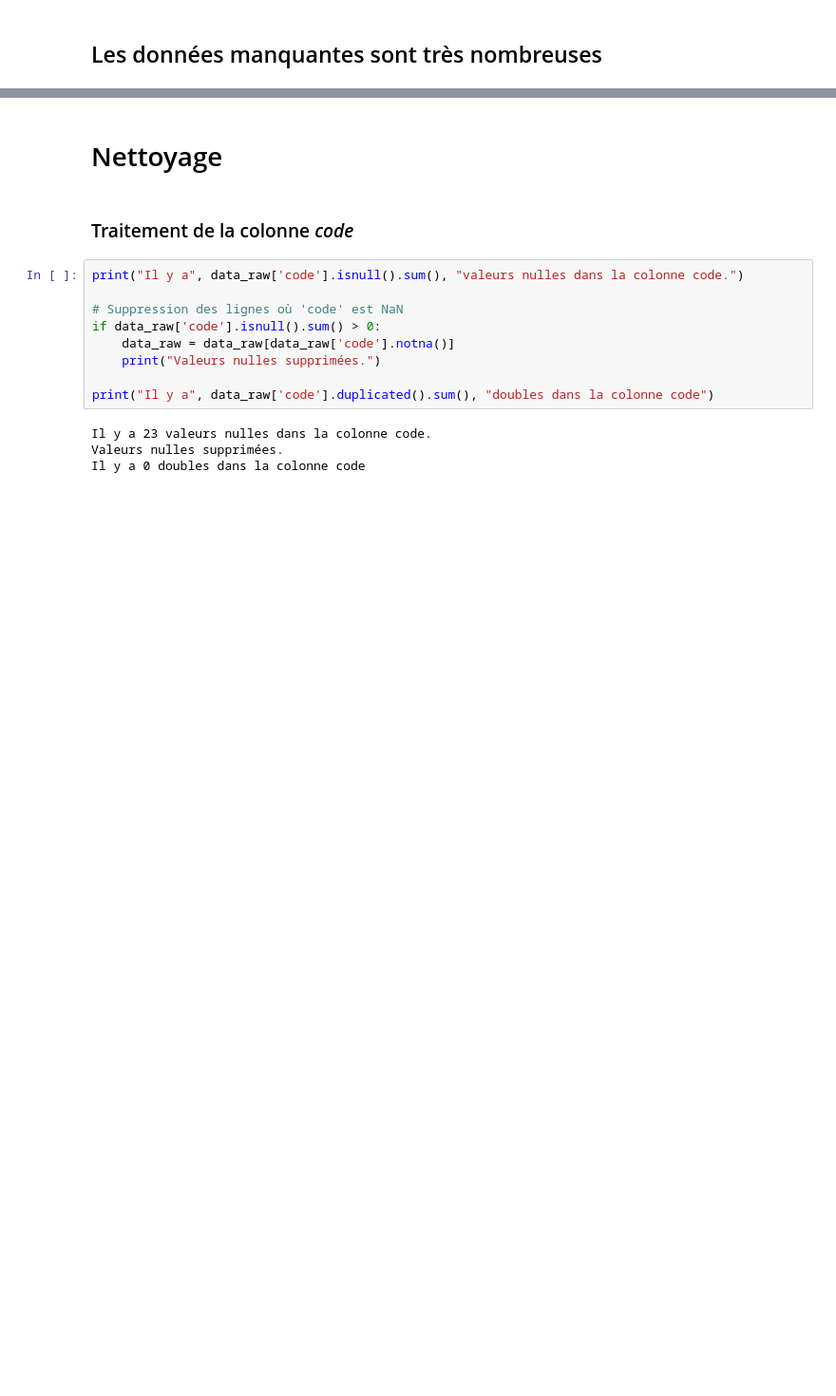
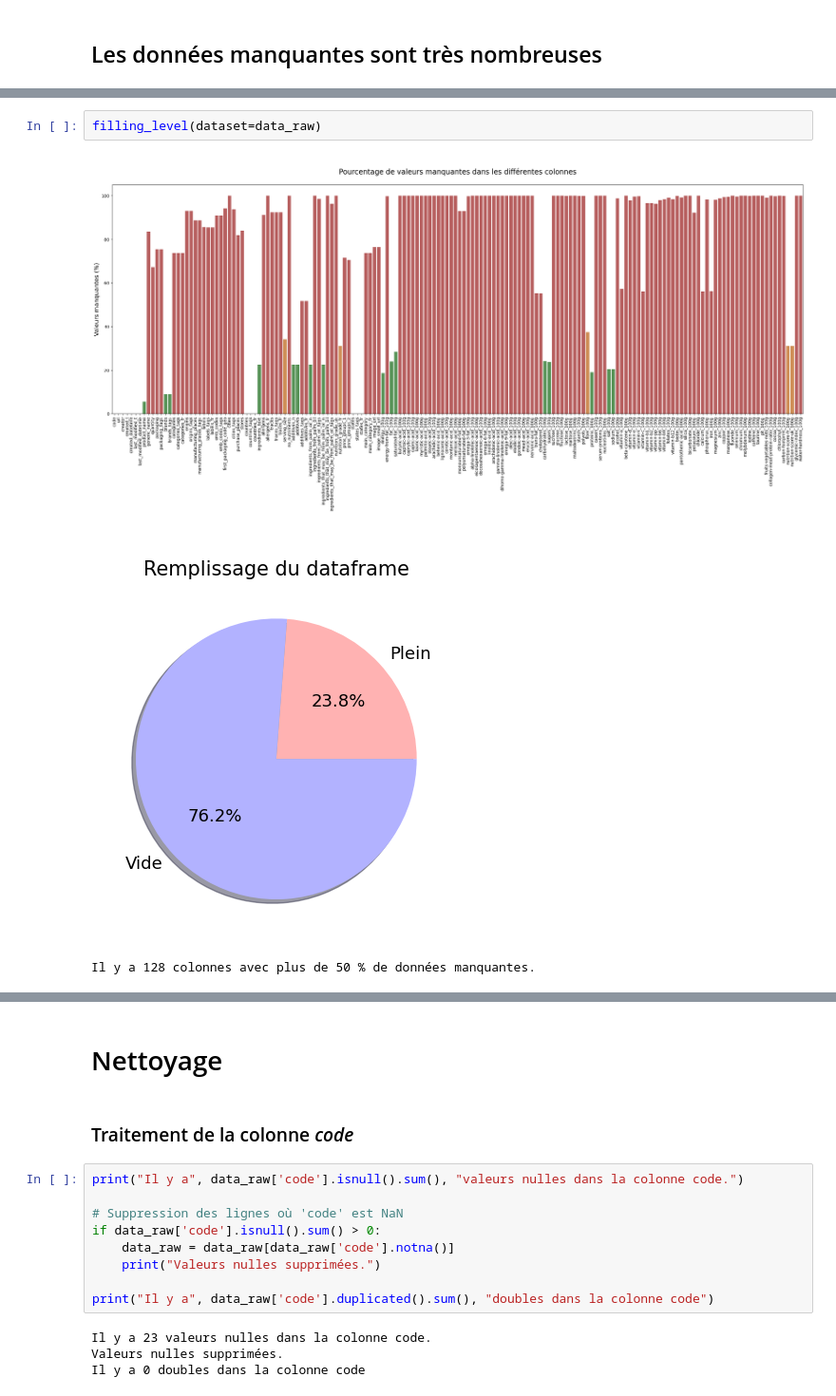
Before and after one commit to BiGHeaDMaX/Nettoyage-et-EDA, a Jupyter notebook: OCR - Projet 2 - V2.ipynb, the cells around one changed output, grey strips where cells are left out. Shown at 95% size. Drawn from its saved outputs; the diff is of its cells as text; blank space fills up the shorter version.

Commit message:
création filling_level() et correctifs mineurs

```diff
--- a/OCR - Projet 2 - V2.ipynb
+++ b/OCR - Projet 2 - V2.ipynb
@@ -154,0 +186,6 @@ Il y a 128 colonnes avec plus de 50 % de données manquantes.
+# %%
+filling_level(dataset=data_raw)
+# %% [output]
+[figure, added]
+[figure, added]
+Il y a 128 colonnes avec plus de 50 % de données manquantes.
```
Also changed, not shown: parts of 29 cells of this notebook.
